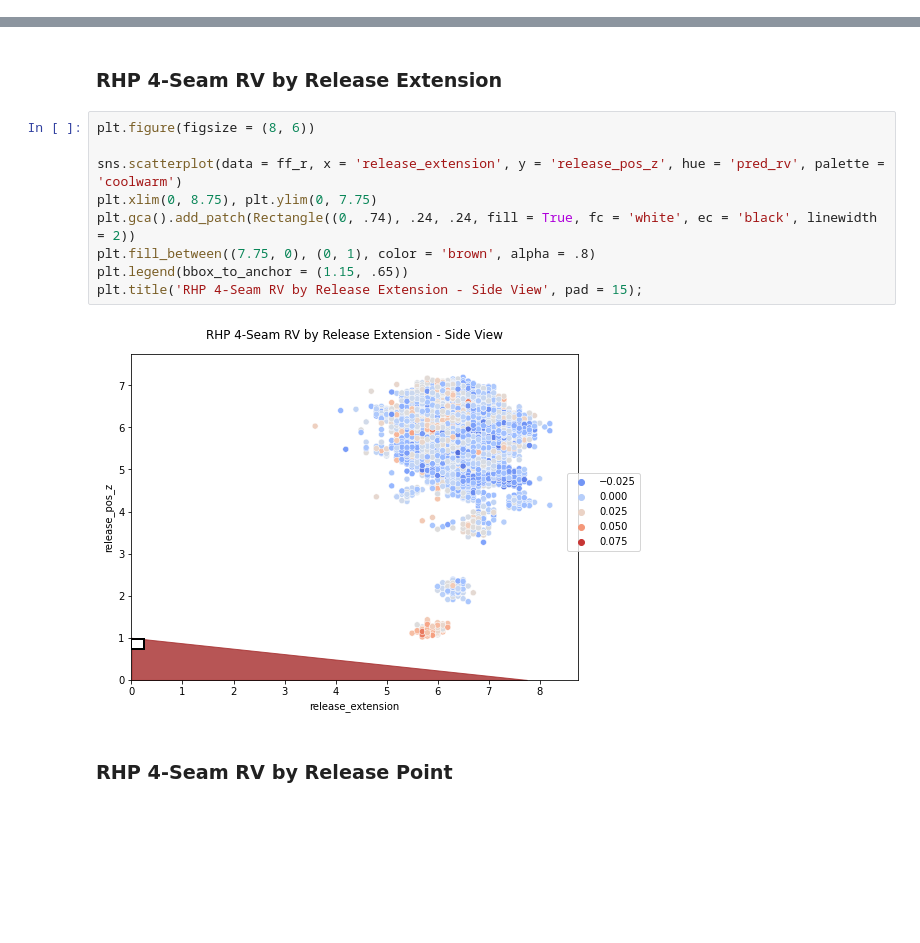
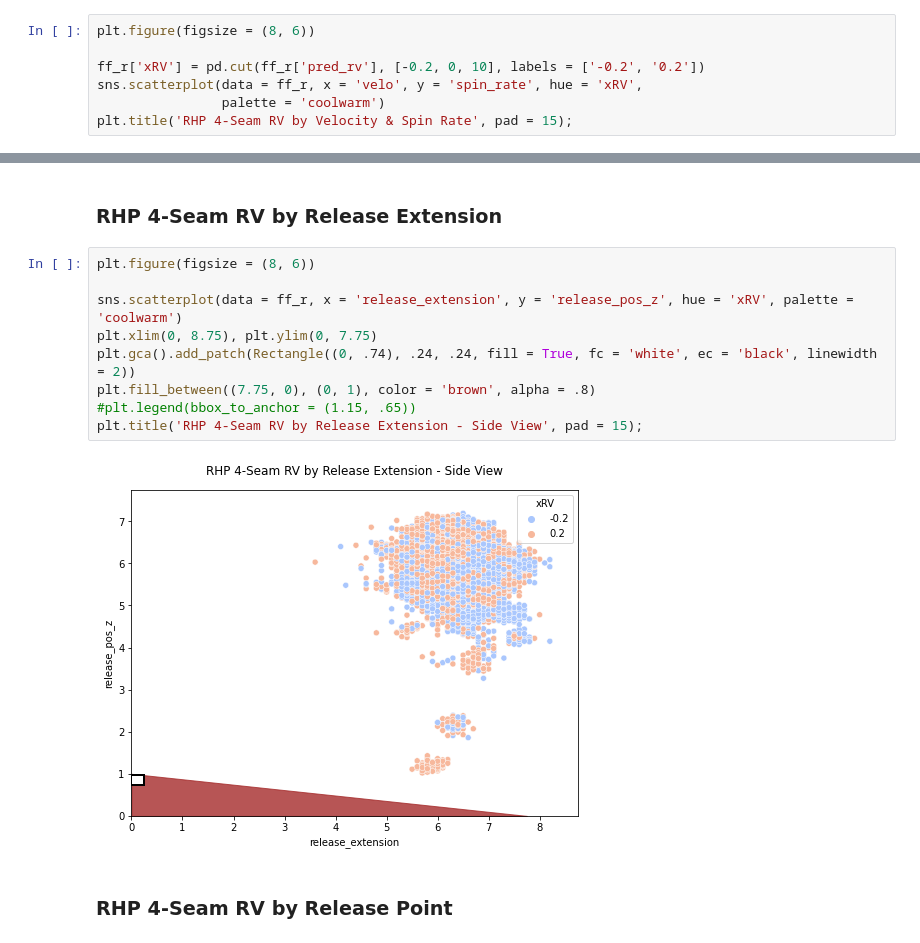
Before and after one commit to anthonyzurke/pitch-model, a Jupyter notebook: notebooks/model-pitch-quality-lr-Copy1.ipynb, the cells around one changed output, grey strips where cells are left out. Drawn from its saved outputs; the diff is of its cells as text; blank space fills up the shorter version.

```diff
--- a/notebooks/model-pitch-quality-lr-Copy1.ipynb
+++ b/notebooks/model-pitch-quality-lr-Copy1.ipynb
@@ -297,0 +316,7 @@ plt.title('RHP 4-Seam RV by Velocity & Spin Rate', pad = 15);
+# %%
+plt.figure(figsize = (8, 6))
+
+ff_r['xRV'] = pd.cut(ff_r['pred_rv'], [-0.2, 0, 10], labels = ['-0.2', '0.2'])
+sns.scatterplot(data = ff_r, x = 'velo', y = 'spin_rate', hue = 'xRV',
+                palette = 'coolwarm')
+plt.title('RHP 4-Seam RV by Velocity & Spin Rate', pad = 15);
@@ -300,14 +327,14 @@ plt.title('RHP 4-Seam RV by Velocity & Spin Rate', pad = 15);
 # %%
 plt.figure(figsize = (8, 6))
 
-sns.scatterplot(data = ff_r, x = 'release_extension', y = 'release_pos_z', hue = 'pred_rv', palette = 'coolwarm')
+sns.scatterplot(data = ff_r, x = 'release_extension', y = 'release_pos_z', hue = 'xRV', palette = 'coolwarm')
 plt.xlim(0, 8.75), plt.ylim(0, 7.75)
 plt.gca().add_patch(Rectangle((0, .74), .24, .24, fill = True, fc = 'white', ec = 'black', linewidth = 2))
 plt.fill_between((7.75, 0), (0, 1), color = 'brown', alpha = .8)
-plt.legend(bbox_to_anchor = (1.15, .65))
+#plt.legend(bbox_to_anchor = (1.15, .65))
 plt.title('RHP 4-Seam RV by Release Extension - Side View', pad = 15);
 # %% [output]
-[figure, old version]
+[figure, new version]
 # %% [markdown]
 ### RHP 4-Seam RV by Release Point
 # %%
```
Also changed, not shown: parts of 11 cells of this notebook.
